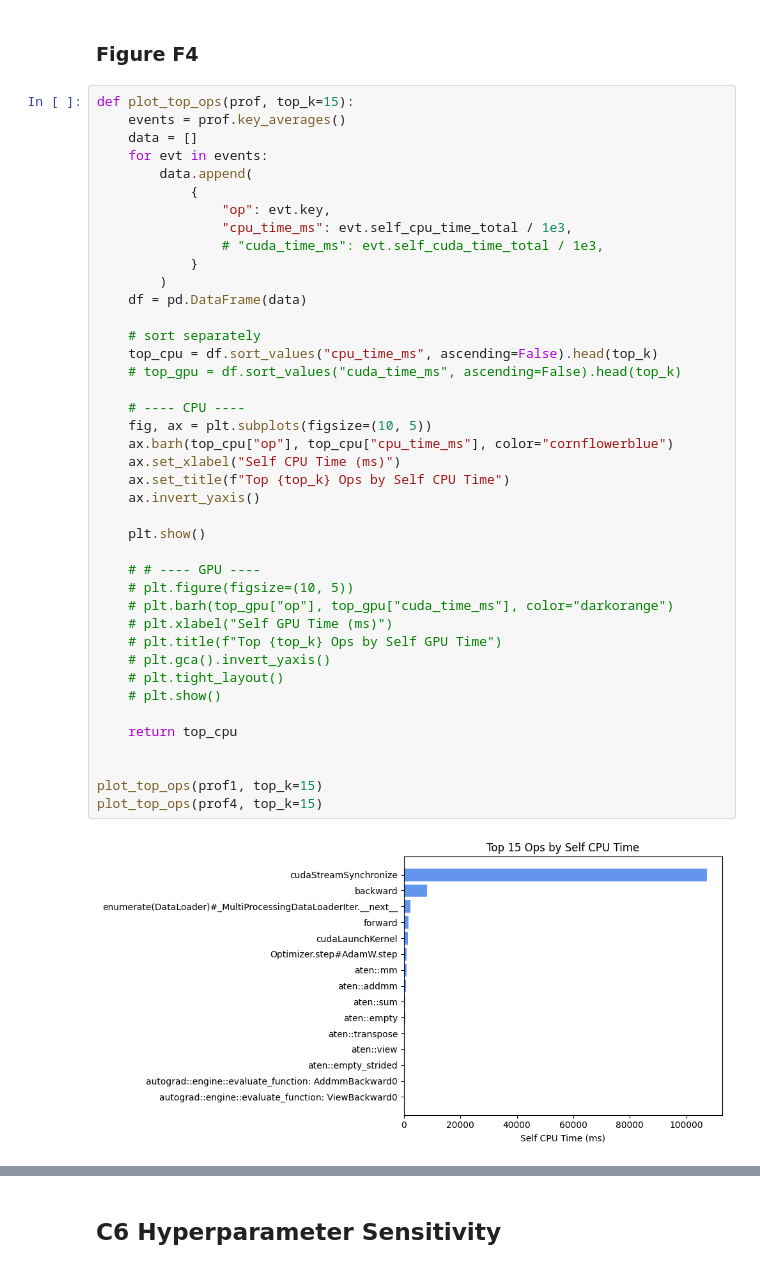
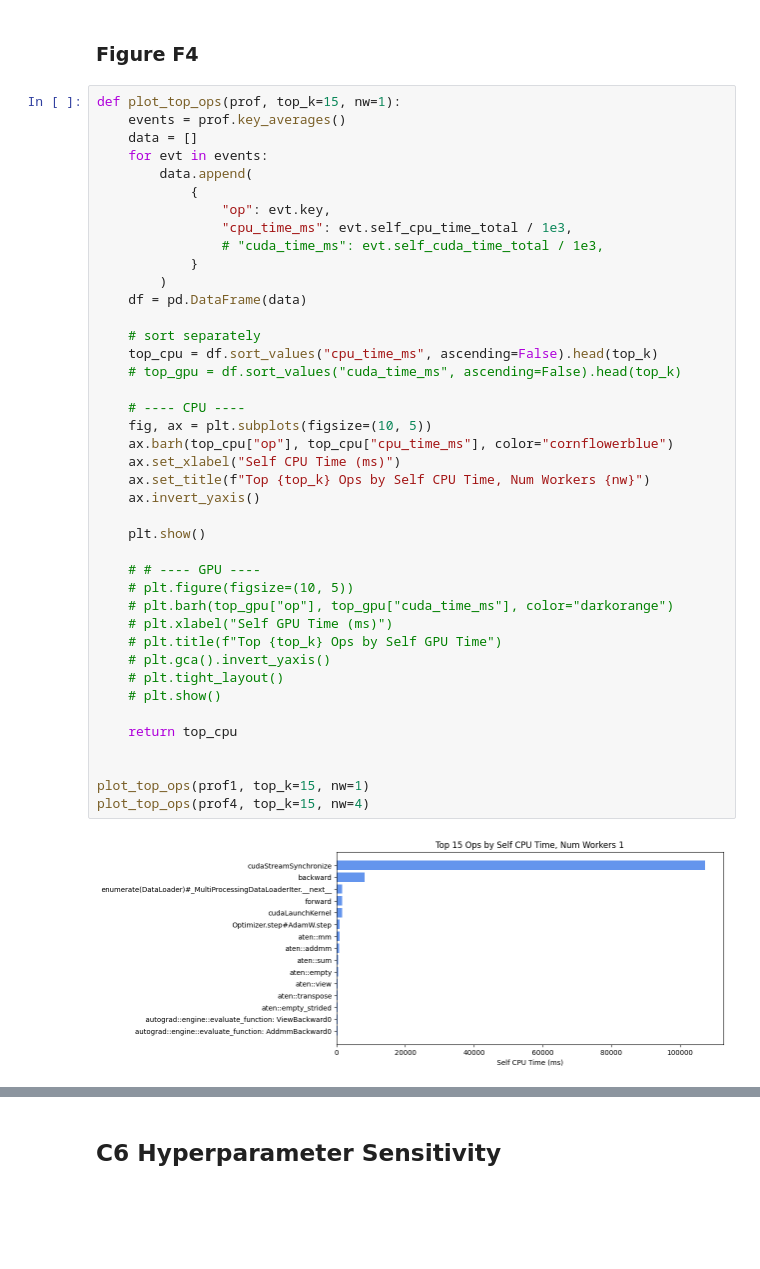
Before and after one commit to fred144/HPML_autumn25, a Jupyter notebook: pset2/hw2_fbg2107.ipynb, the cells around one changed output, grey strips where cells are left out. Saved outputs shown, nothing was run; the diff lists cells and outputs as text; blank space fills up the shorter version.

```diff
--- a/pset2/hw2_fbg2107.ipynb
+++ b/pset2/hw2_fbg2107.ipynb
@@ -1080,7 +1063,7 @@ display(t4)
 # %% [markdown]
 ### Figure  F4
 # %%
-def plot_top_ops(prof, top_k=15):
+def plot_top_ops(prof, top_k=15, nw=1):
     events = prof.key_averages()
     data = []
     for evt in events:
@@ -1091,34 +1074,34 @@ def plot_top_ops(prof, top_k=15):
                 # "cuda_time_ms": evt.self_cuda_time_total / 1e3,
             }
         )
     df = pd.DataFrame(data)
 
     # sort separately
     top_cpu = df.sort_values("cpu_time_ms", ascending=False).head(top_k)
     # top_gpu = df.sort_values("cuda_time_ms", ascending=False).head(top_k)
 
     # ---- CPU ----
     fig, ax = plt.subplots(figsize=(10, 5))
     ax.barh(top_cpu["op"], top_cpu["cpu_time_ms"], color="cornflowerblue")
     ax.set_xlabel("Self CPU Time (ms)")
-    ax.set_title(f"Top {top_k} Ops by Self CPU Time")
+    ax.set_title(f"Top {top_k} Ops by Self CPU Time, Num Workers {nw}")
     ax.invert_yaxis()
 
     plt.show()
 
     # # ---- GPU ----
     # plt.figure(figsize=(10, 5))
     # plt.barh(top_gpu["op"], top_gpu["cuda_time_ms"], color="darkorange")
     # plt.xlabel("Self GPU Time (ms)")
     # plt.title(f"Top {top_k} Ops by Self GPU Time")
     # plt.gca().invert_yaxis()
     # plt.tight_layout()
     # plt.show()
 
     return top_cpu
 
 
-plot_top_ops(prof1, top_k=15)
-plot_top_ops(prof4, top_k=15)
+plot_top_ops(prof1, top_k=15, nw=1)
+plot_top_ops(prof4, top_k=15, nw=4)
 # %% [output]
-[figure, old version]
+[figure, new version]
```
Also changed, not shown: parts of 33 cells of this notebook.
